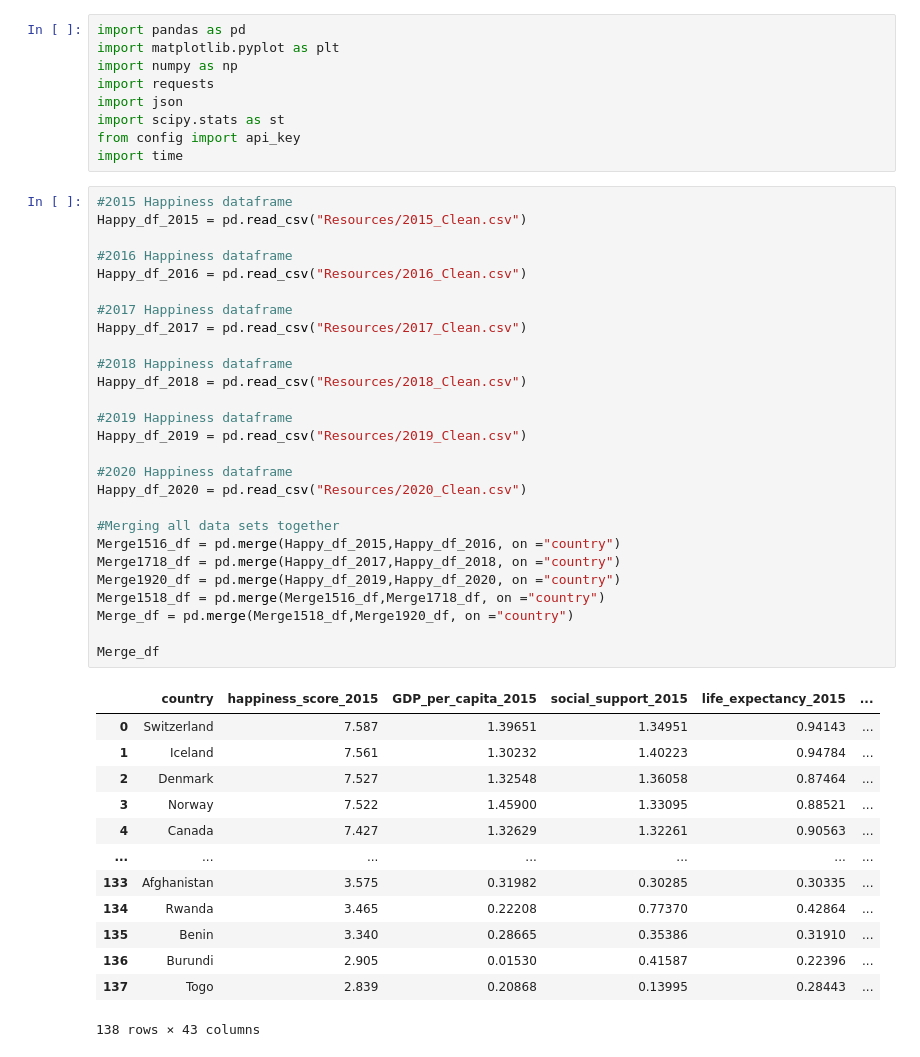
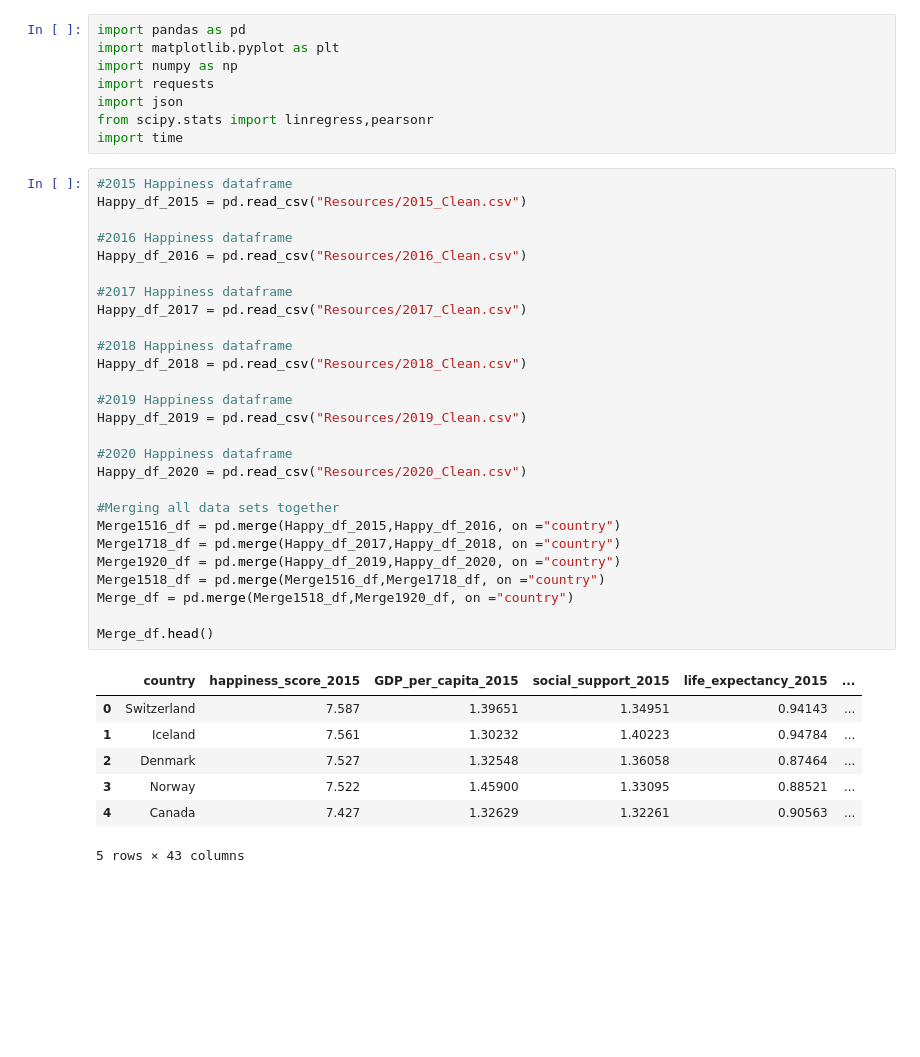
Before and after one commit to josiedeleon/Team9--Project1, a Jupyter notebook: Project 1 Happiness.ipynb, the cells around one changed output. Saved outputs shown, nothing was run; the diff lists cells and outputs as text; blank space fills up the shorter version.

```diff
--- a/Project 1 Happiness.ipynb
+++ b/Project 1 Happiness.ipynb
@@ -4,8 +4,7 @@ import matplotlib.pyplot as plt
 import numpy as np
 import requests
 import json
-import scipy.stats as st
-from config import api_key
+from scipy.stats import linregress,pearsonr
 import time
 # %%
 #2015 Happiness dataframe
@@ -13,38 +12,32 @@ Happy_df_2015 = pd.read_csv("Resources/2015_Clean.csv")
 
 #2016 Happiness dataframe
 Happy_df_2016 = pd.read_csv("Resources/2016_Clean.csv")
 
 #2017 Happiness dataframe
 Happy_df_2017 = pd.read_csv("Resources/2017_Clean.csv")
 
 #2018 Happiness dataframe
 Happy_df_2018 = pd.read_csv("Resources/2018_Clean.csv")
 
 #2019 Happiness dataframe
 Happy_df_2019 = pd.read_csv("Resources/2019_Clean.csv")
 
 #2020 Happiness dataframe
 Happy_df_2020 = pd.read_csv("Resources/2020_Clean.csv")
 
 #Merging all data sets together
 Merge1516_df = pd.merge(Happy_df_2015,Happy_df_2016, on ="country")
 Merge1718_df = pd.merge(Happy_df_2017,Happy_df_2018, on ="country")
 Merge1920_df = pd.merge(Happy_df_2019,Happy_df_2020, on ="country")
 Merge1518_df = pd.merge(Merge1516_df,Merge1718_df, on ="country")
 Merge_df = pd.merge(Merge1518_df,Merge1920_df, on ="country")
 
-Merge_df
+Merge_df.head()
 # %% [output]
 |  | country | happiness_score_2015 | GDP_per_capita_2015 | social_support_2015 | life_expectancy_2015 | ... |
 | 0 | Switzerland | 7.587 | 1.39651 | 1.34951 | 0.94143 | ... |
 | 1 | Iceland | 7.561 | 1.30232 | 1.40223 | 0.94784 | ... |
 | 2 | Denmark | 7.527 | 1.32548 | 1.36058 | 0.87464 | ... |
 | 3 | Norway | 7.522 | 1.45900 | 1.33095 | 0.88521 | ... |
 | 4 | Canada | 7.427 | 1.32629 | 1.32261 | 0.90563 | ... |
-| ... | ... | ... | ... | ... | ... | ... |
-| 133 | Afghanistan | 3.575 | 0.31982 | 0.30285 | 0.30335 | ... |
-| 134 | Rwanda | 3.465 | 0.22208 | 0.77370 | 0.42864 | ... |
-| 135 | Benin | 3.340 | 0.28665 | 0.35386 | 0.31910 | ... |
-| 136 | Burundi | 2.905 | 0.01530 | 0.41587 | 0.22396 | ... |
-| 137 | Togo | 2.839 | 0.20868 | 0.13995 | 0.28443 | ... |
-138 rows × 43 columns
+5 rows × 43 columns
```
Also changed, not shown: parts of 3 cells of this notebook.
